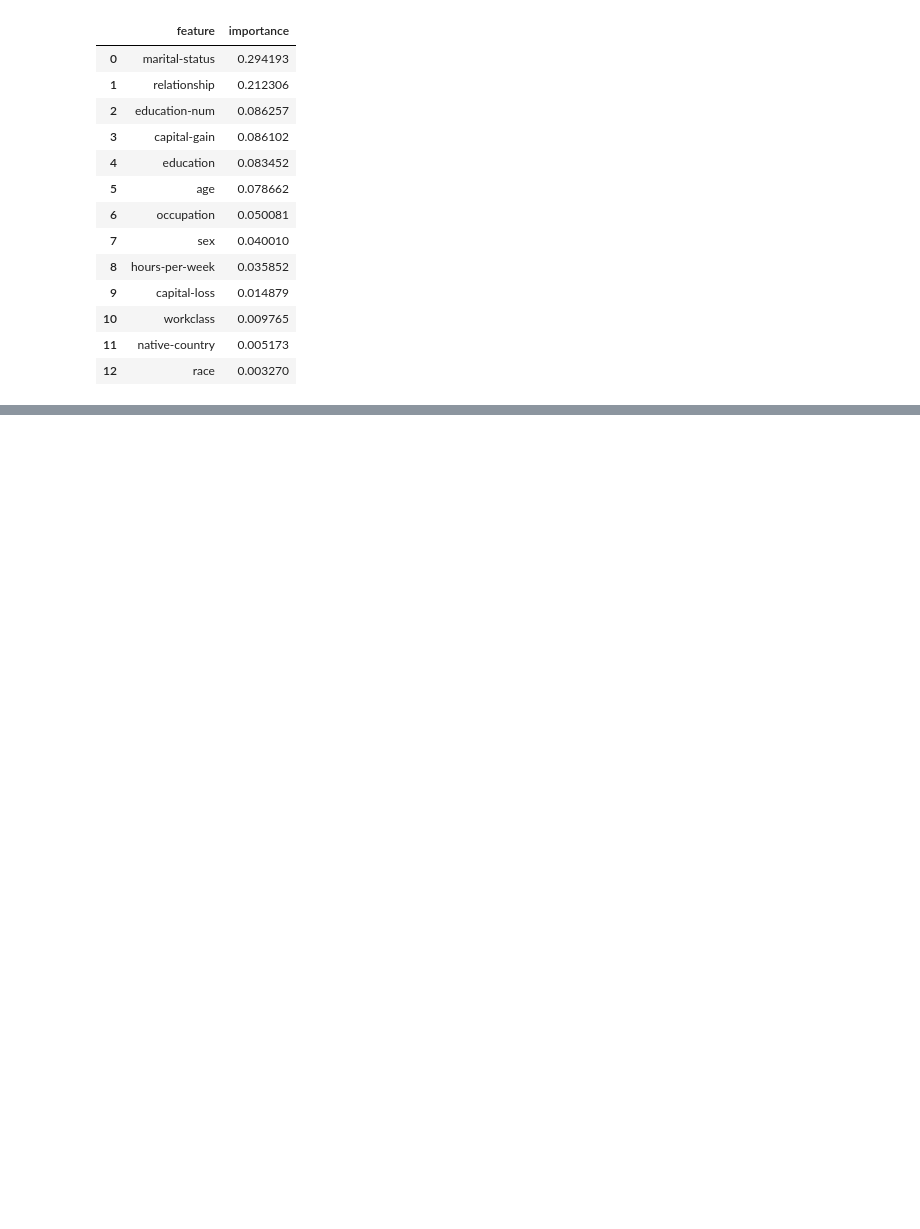
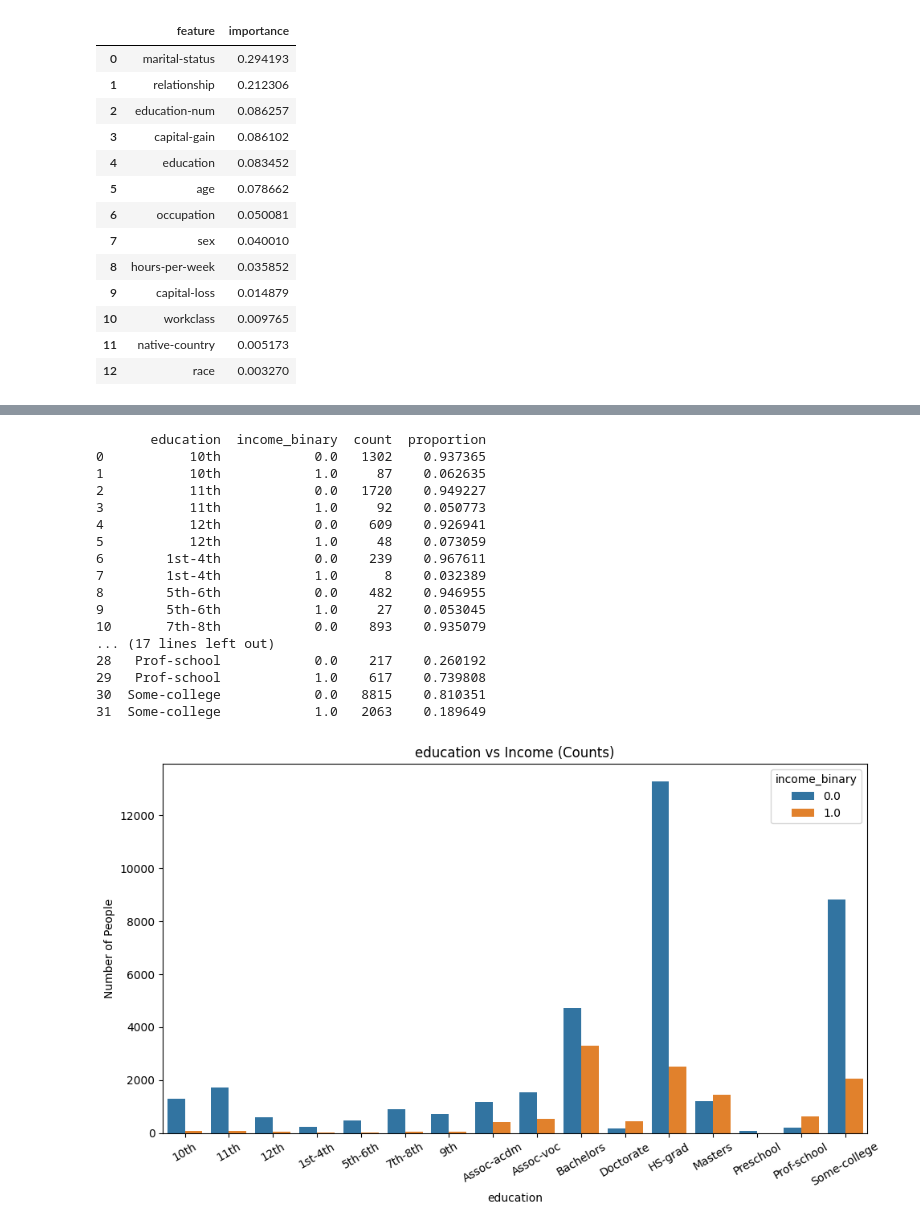
Before and after one commit to Kyle-Briggs8/Research1, a Jupyter notebook: test.ipynb, the cells around one changed output, grey strips where cells are left out. Saved outputs shown, nothing was run; the diff lists cells and outputs as text; code cells hidden in the pictures; blank space fills up the shorter version.

```diff
--- a/test.ipynb
+++ b/test.ipynb
@@ -714,0 +928,62 @@ imp_df.head(20)
+# %%
+import pandas as pd
+import seaborn as sns
+import matplotlib.pyplot as plt
+
+counts = df_full.groupby(['education', 'income_binary']).size().reset_index(name='count')
+
+# --- 2. Also calculate proportions within each marital status
+# This helps to see the share of over/under 50k inside each category
+totals = counts.groupby('education')['count'].transform('sum')
+counts['proportion'] = counts['count'] / totals
+
+print(counts)
+
+# --- 3. Plot as grouped bar chart (absolute counts)
+plt.figure(figsize=(10,6))
+sns.barplot(
+    data=counts,
+    x='education',
+    y='count',
+    hue='income_binary'
+)
+plt.xticks(rotation=30)
+plt.title('education vs Income (Counts)')
+plt.xlabel('education')
+plt.ylabel('Number of People')
+plt.tight_layout()
+plt.show()
+
+# --- 4. Plot as stacked proportion chart (optional)
+plt.figure(figsize=(10,6))
+sns.barplot(
+    data=counts,
+    x='education',
+    y='proportion',
+    hue='income_binary'
+)
+plt.xticks(rotation=30)
+plt.title('education vs Income (Proportions)')
+plt.xlabel('education')
+plt.ylabel('Proportion')
+plt.tight_layout()
+plt.show()
+# %% [output]
+       education  income_binary  count  proportion
+0           10th            0.0   1302    0.937365
+1           10th            1.0     87    0.062635
+2           11th            0.0   1720    0.949227
+3           11th            1.0     92    0.050773
+4           12th            0.0    609    0.926941
+5           12th            1.0     48    0.073059
+6        1st-4th            0.0    239    0.967611
+7        1st-4th            1.0      8    0.032389
+8        5th-6th            0.0    482    0.946955
+9        5th-6th            1.0     27    0.053045
+10       7th-8th            0.0    893    0.935079
+... (17 lines left out)
+28   Prof-school            0.0    217    0.260192
+29   Prof-school            1.0    617    0.739808
+30  Some-college            0.0   8815    0.810351
+31  Some-college            1.0   2063    0.189649
+[figure, added]
```
Also changed, not shown: parts of 23 cells of this notebook.
